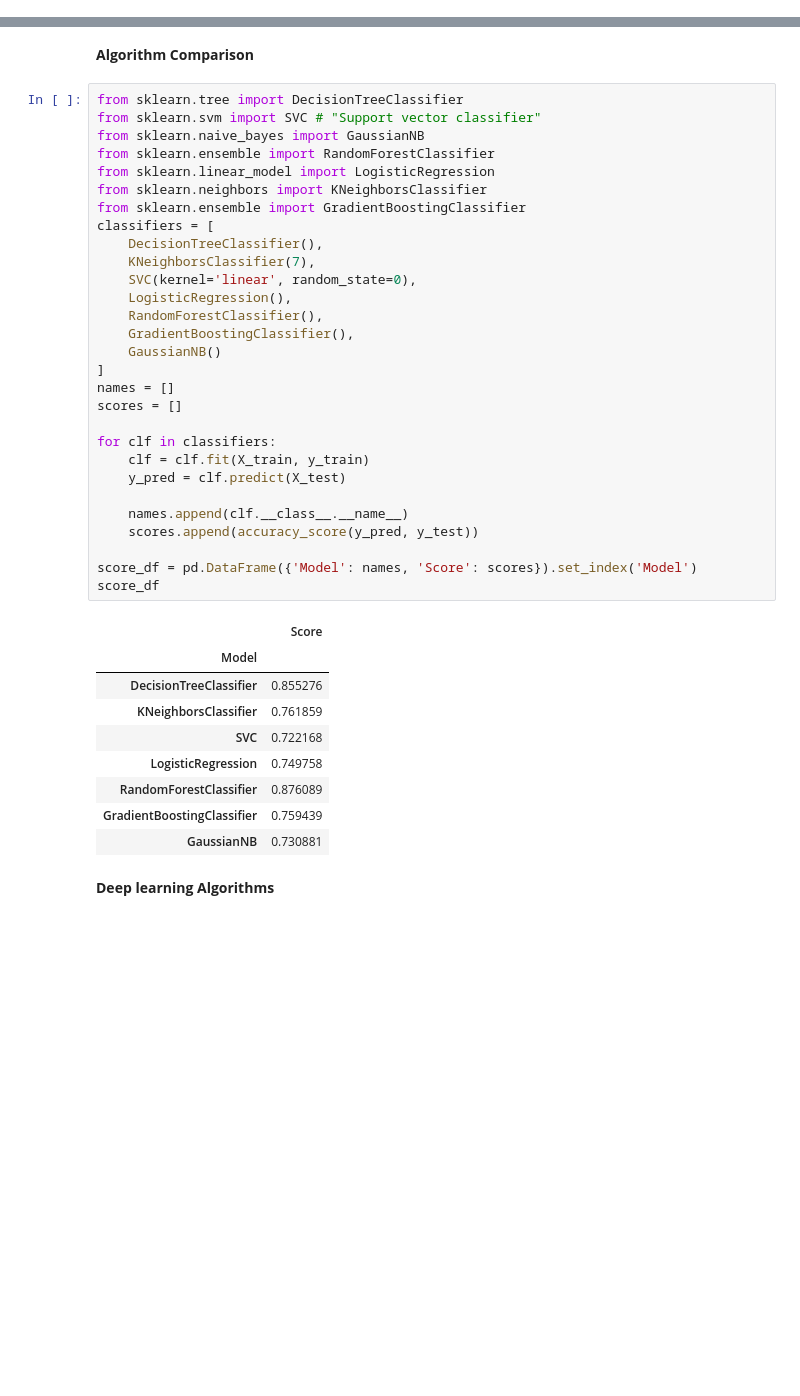
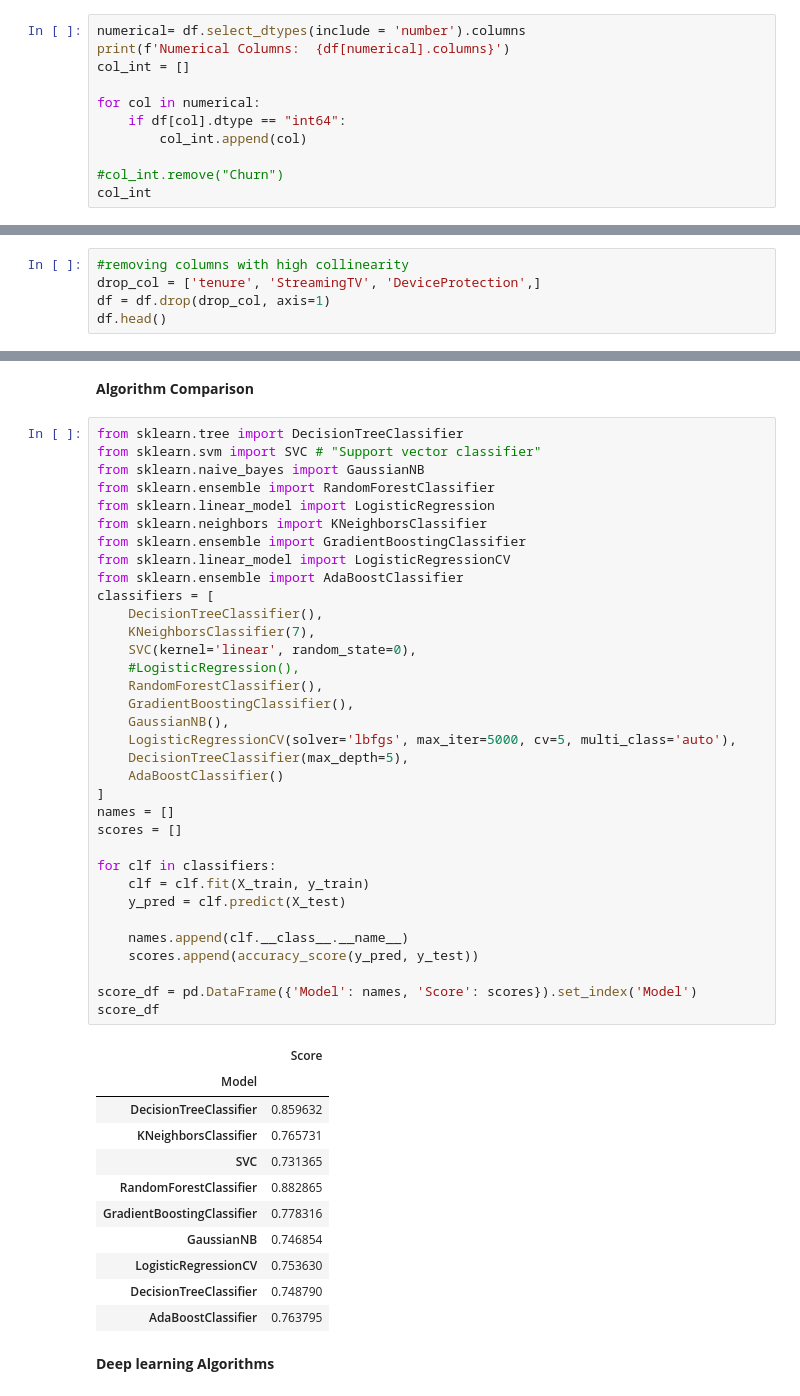
Before and after one commit to kambojrakesh/Customer_Churn_Rate_Prediction, a Jupyter notebook: churn_prediction.ipynb, the cells around one changed output, grey strips where cells are left out. Drawn from its saved outputs; the diff is of its cells as text; blank space fills up the shorter version.

```diff
--- a/churn_prediction.ipynb
+++ b/churn_prediction.ipynb
@@ -43 +44,12 @@ df.sample(5)
 5 rows × 21 columns
+# %%
+numerical= df.select_dtypes(include = 'number').columns
+print(f'Numerical Columns:  {df[numerical].columns}')
+col_int = []
+
+for col in numerical:
+    if df[col].dtype == "int64":
+        col_int.append(col)
+
+#col_int.remove("Churn")
+col_int
@@ -307,0 +347,5 @@ Contract_Two year: [0 1]
+# %%
+#removing columns with high collinearity
+drop_col = ['tenure', 'StreamingTV', 'DeviceProtection',]
+df = df.drop(drop_col, axis=1)
+df.head()
@@ -350,42 +415,49 @@ len(X_test.columns)
 # %%
 from sklearn.tree import DecisionTreeClassifier
 from sklearn.svm import SVC # "Support vector classifier"
 from sklearn.naive_bayes import GaussianNB
 from sklearn.ensemble import RandomForestClassifier
 from sklearn.linear_model import LogisticRegression
 from sklearn.neighbors import KNeighborsClassifier
 from sklearn.ensemble import GradientBoostingClassifier
+from sklearn.linear_model import LogisticRegressionCV
+from sklearn.ensemble import AdaBoostClassifier
 classifiers = [
     DecisionTreeClassifier(),
     KNeighborsClassifier(7),
     SVC(kernel='linear', random_state=0),
-    LogisticRegression(),
+    #LogisticRegression(),
     RandomForestClassifier(),
     GradientBoostingClassifier(),
-    GaussianNB()
+    GaussianNB(),
+    LogisticRegressionCV(solver='lbfgs', max_iter=5000, cv=5, multi_class='auto'),
+    DecisionTreeClassifier(max_depth=5),
+    AdaBoostClassifier()
 ]
 names = []
 scores = []
 
 for clf in classifiers:
     clf = clf.fit(X_train, y_train)
     y_pred = clf.predict(X_test)
 
     names.append(clf.__class__.__name__)
     scores.append(accuracy_score(y_pred, y_test))
 
 score_df = pd.DataFrame({'Model': names, 'Score': scores}).set_index('Model')
 score_df
 # %% [output]
 |  | Score |
 | Model |  |
-| DecisionTreeClassifier | 0.855276 |
-| KNeighborsClassifier | 0.761859 |
-| SVC | 0.722168 |
-| LogisticRegression | 0.749758 |
-| RandomForestClassifier | 0.876089 |
-| GradientBoostingClassifier | 0.759439 |
-| GaussianNB | 0.730881 |
+| DecisionTreeClassifier | 0.859632 |
+| KNeighborsClassifier | 0.765731 |
+| SVC | 0.731365 |
+| RandomForestClassifier | 0.882865 |
+| GradientBoostingClassifier | 0.778316 |
+| GaussianNB | 0.746854 |
+| LogisticRegressionCV | 0.753630 |
+| DecisionTreeClassifier | 0.748790 |
+| AdaBoostClassifier | 0.763795 |
 # %% [markdown]
 **Deep learning Algorithms**
 # %%
```
Also changed, not shown: parts of 22 cells of this notebook.
